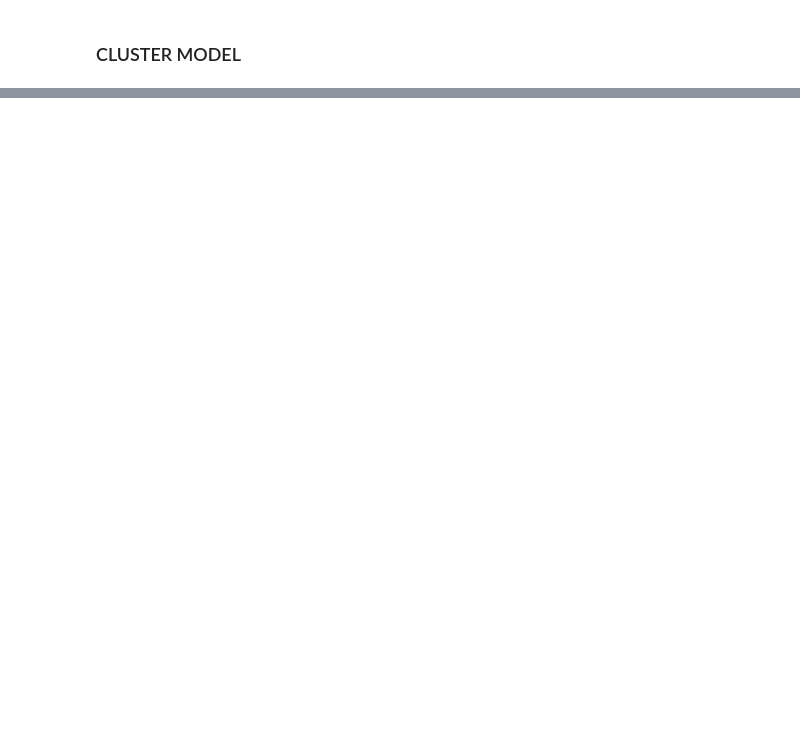
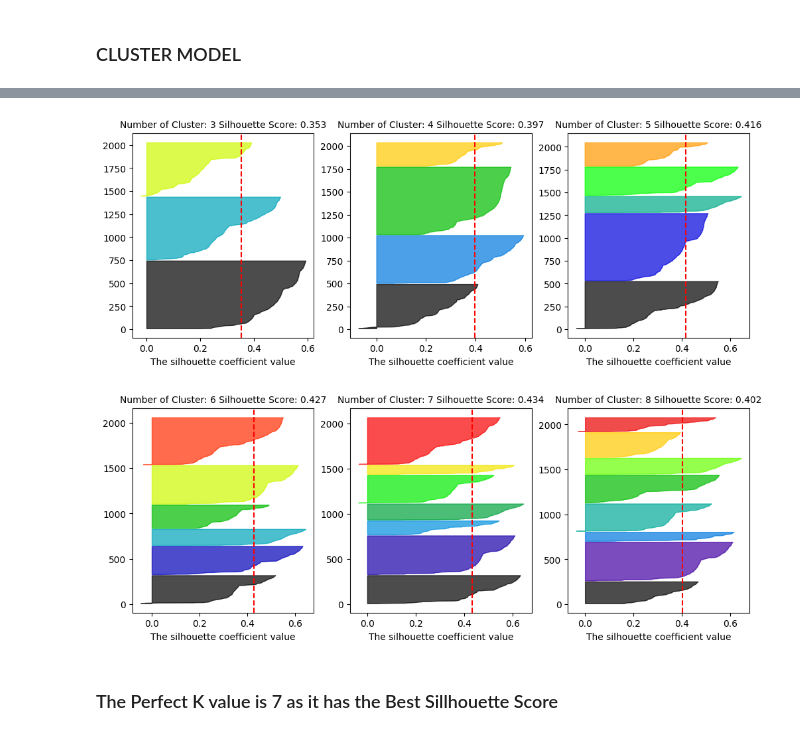
Before and after one commit to jamAL108/ML_Cluster, a Jupyter notebook: Customer/Model.ipynb, the cells around one changed output, grey strips where cells are left out. Saved outputs shown, nothing was run; the diff lists cells and outputs as text; code cells hidden in the pictures; blank space fills up the shorter version.

```diff
--- a/Customer/Model.ipynb
+++ b/Customer/Model.ipynb
@@ -270,0 +356,42 @@ from sklearn.cluster import kmeans
+# %%
+def visualize_silhouette(model, cluster_lists, X_features):
+
+    n_cols = len(cluster_lists)
+
+    fig, axs = plt.subplots(figsize=(4*n_cols,4), nrows=1, ncols=n_cols)
+
+    for ind, n_cluster in enumerate(cluster_lists):
+
+        if (model=='GMM'):
+            cluster =  GaussianMixture(n_components=n_cluster, random_state=0)
+            cluster_labels = cluster.fit_predict(X_features)
+        elif (model=='KMeans'):
+            cluster = KMeans(n_clusters=n_cluster, n_init=10, max_iter=500, random_state=0)
+            cluster_labels = cluster.fit_predict(X_features)
+
+        sil_avg = silhouette_score(X_features, cluster_labels)
+        sil_values = silhouette_samples(X_features, cluster_labels)
+
+        y_lower = 10
+        axs[ind].set_title('Number of Cluster: '+str(n_cluster) + ' Silhouette Score: '+ str(round(sil_avg,3)),
+                           fontsize=10)
+        axs[ind].set_xlabel('The silhouette coefficient value')
+
+        for i in range(n_cluster):
+            ith_cluster_sil_values = sil_values[cluster_labels==i]
+            ith_cluster_sil_values.sort()
+
+            size_cluster_i = ith_cluster_sil_values.shape[0]
+            y_upper = y_lower + size_cluster_i
+
+            color=  cm.nipy_spectral(float(i)/n_cluster)
+            axs[ind].fill_betweenx(
+            np.arange(y_lower, y_upper),
+            0,
+            ith_cluster_sil_values,
+            facecolor=color,
+            edgecolor=color,
+            alpha=0.7,
+        )
+            y_lower = y_upper + 10
+        axs[ind].axvline(x=sil_avg, color="red", linestyle="--")
@@ -270,0 +402,8 @@ from sklearn.cluster import kmeans
+# %%
+visualize_silhouette('KMeans', [3,4,5], X_features)
+visualize_silhouette('KMeans', [6,7,8], X_features)
+# %% [output]
+[figure, added]
+[figure, added]
+# %% [markdown]
+### The Perfect K value is 7 as it has the Best Sillhouette Score
```
Also changed, not shown: parts of 13 cells of this notebook.
